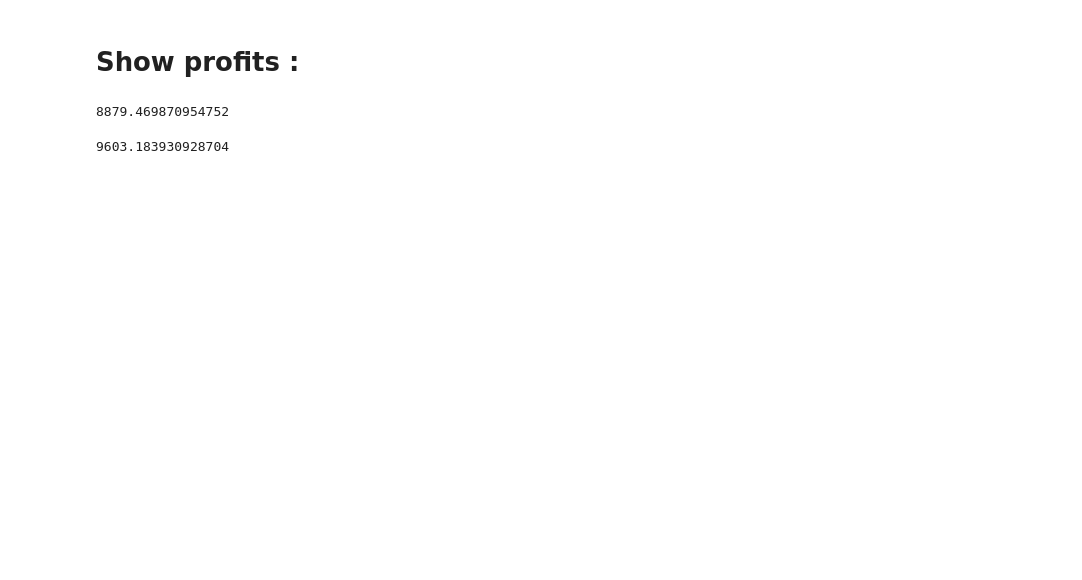
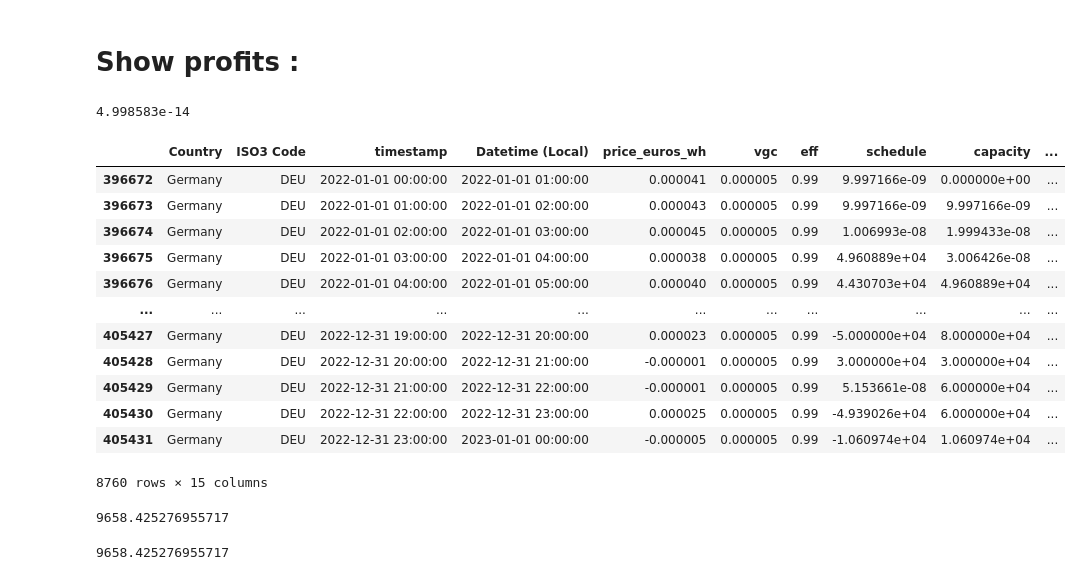
Before and after one commit to albanpuech/Energy-trading-with-battery, a Jupyter notebook: lp_optimizer_ampl.ipynb, the cells around one changed output. Drawn from its saved outputs; the diff is of its cells as text; code cells hidden in the pictures; blank space fills up the shorter version.

Commit message:
added vgc in profit function

```diff
--- a/lp_optimizer_ampl.ipynb
+++ b/lp_optimizer_ampl.ipynb
@@ -196,7 +204,13 @@ def optimize_day_by_day(bat,df) :
 
     The schedule is optimized **for each day of the dataframe, considered separately.**
     """
-
+    n_cycles = 0
+    init_eff = 0.99
+    max_cycles = 200
+    min_eff = init_eff * 0.8
+    eff = init_eff
+    eff_decrease_rate = (init_eff - min_eff)/max_cycles
+    eff_list = []
 
     modules.load() # load all AMPL modules
     ampl = AMPL() # instantiate AMPL object
@@ -228,16 +242,17 @@ def optimize_day_by_day(bat,df) :
 
 
 
+        price = df.price_euros_wh.iloc[day*24:(day+1)*24].to_numpy()
+
         ampl = AMPL() # instantiate AMPL object
         ampl.read("ampl.mod")
-
-        price = df.price_euros_wh.iloc[day*24:(day+1)*24].to_numpy()
         vgc = df.vgc.iloc[day*24:(day+1)*24].to_numpy()
         ampl.get_parameter("p").set_values(price)
         ampl.get_parameter("vgc").set_values(vgc)
+        ampl.get_parameter("eff").set_values([eff])
+        ampl.get_parameter("Nint").set_values([Nint])
         ampl.get_parameter("EC_init").set_values([initial_capacity])
-        ampl.get_parameter("Nint").set_values([Nint])
-
+        ampl.get_parameter("max_SOC").set_values([1]*23 + [0])
         ampl.get_parameter("G_c").set_values(np.array(G_c))
         ampl.get_parameter("G_d").set_values(np.array(G_d))
         ampl.get_parameter("NEC").set_values([bat.NEC])
@@ -245,21 +260,29 @@ def optimize_day_by_day(bat,df) :
         # Specify the solver to use (e.g., HiGHS)
         ampl.option["solver"] = "gurobi"
         # Solve
-        print(sum([len(i[1].get_values().to_pandas()) for i in ampl.get_variables()]))
         ampl.solve()
-
-        schedule[day*24:(day+1)*24]  = ampl.get_variable('x').get_values().to_pandas()["x.val"]
-
+        daily_schedule = ampl.get_variable('x').get_values().to_pandas()["x.val"]
+        n_cycles += daily_schedule.sum()/bat.NEC
+        eff = max(min_eff, init_eff - n_cycles * eff_decrease_rate)
+        eff_list[day*24:(day+1)*24] = [eff] * 24
+        ampl.reset()
+        schedule[day*24:(day+1)*24]  = daily_schedule
         initial_capacity = round(initial_capacity + sum(schedule[day*24:(day+1)*24]))
 
-        ampl.reset()
 
 
     df_optim = df.copy()
+    df_optim['eff']=eff_list
     df_optim["schedule"] = schedule
     df_optim["capacity"] = np.hstack((np.array([0]),np.cumsum(schedule)[:-1]))
     df_optim["SOC"] = 100*df_optim["capacity"]/NEC
 
+    df_optim["charge_energy"] = df_optim.schedule.mask(df_optim.schedule < 0, 0)
+    df_optim["discharge_energy"] = - df_optim.schedule.mask(df_optim.schedule > 0, 0) * df_optim.eff
+    df_optim["electricity_revenue"] = df_optim.price_euros_wh * (df_optim.discharge_energy - df_optim.charge_energy)
+    df_optim["grid_cost"] = df_optim.vgc * (df_optim.discharge_energy + df_optim.charge_energy)
+    df_optim["hourly_profit"] = df_optim["electricity_revenue"]-df_optim["grid_cost"]
+
     return df_optim
 # %% [markdown]
 # Plot functions :
@@ -269,14 +292,12 @@ def display_profit(df_optim) :
     Displays daily profits
     """
 
-    days =pd.to_datetime(df_optim["timestamp"].apply(lambda x: datetime.datetime(x.year, x.month, x.day)),utc=True).unique()
-
+    days = pd.to_datetime(df_optim["timestamp"].apply(lambda x: datetime.datetime(x.year, x.month, x.day)),utc=True).unique()
     daily_profit = []
 
 
     for i in range(len(days)) :
-        profit = sum(-df_optim.price_euros_wh.iloc[i*24:(i+1)*24] * df_optim.schedule.iloc[i*24:(i+1)*24] - abs(df_optim.schedule.iloc[i*24:(i+1)*24]) * df_optim.vgc.iloc[i*24:(i+1)*24])
-        daily_profit.append(profit)
+        daily_profit.append(df_optim.hourly_profit.iloc[i*24:(i+1)*24].sum())
 
     fig = make_subplots(specs=[[{"secondary_y": True}]])
 
@@ -433,7 +454,7 @@ country = "Germany"
 df = df[df["Country"] == country]
 mask = (df.timestamp<end) & (df.timestamp>=start)
 df = df[mask]
-df["vgc"] = 0 / 10 ** 6 # vgc of 5 EUR/ MWh
+df["vgc"] = 5 / 10 ** 6 # vgc of 5 EUR/ MWh
 # df["vgc"] = 10 / 10 ** 6 # vgc of 10 EUR/ MWh
 # %% [markdown]
 # Optimize and show schedule :
@@ -465,11 +486,31 @@ end_show = end
 display_schedule(df_optim,start_show,end_show)
 # %%
 display_profit(df_optim)
+# %%
+9.997166e-09 * 0.000005
+# %% [output]
+4.998583e-14
+# %%
+df_optim
+# %% [output]
+|  | Country | ISO3 Code | timestamp | Datetime (Local) | price_euros_wh | vgc | eff | schedule | capacity | ... |
+| 396672 | Germany | DEU | 2022-01-01 00:00:00 | 2022-01-01 01:00:00 | 0.000041 | 0.000005 | 0.99 | 9.997166e-09 | 0.000000e+00 | ... |
+| 396673 | Germany | DEU | 2022-01-01 01:00:00 | 2022-01-01 02:00:00 | 0.000043 | 0.000005 | 0.99 | 9.997166e-09 | 9.997166e-09 | ... |
+| 396674 | Germany | DEU | 2022-01-01 02:00:00 | 2022-01-01 03:00:00 | 0.000045 | 0.000005 | 0.99 | 1.006993e-08 | 1.999433e-08 | ... |
+| 396675 | Germany | DEU | 2022-01-01 03:00:00 | 2022-01-01 04:00:00 | 0.000038 | 0.000005 | 0.99 | 4.960889e+04 | 3.006426e-08 | ... |
+| 396676 | Germany | DEU | 2022-01-01 04:00:00 | 2022-01-01 05:00:00 | 0.000040 | 0.000005 | 0.99 | 4.430703e+04 | 4.960889e+04 | ... |
+| ... | ... | ... | ... | ... | ... | ... | ... | ... | ... | ... |
+| 405427 | Germany | DEU | 2022-12-31 19:00:00 | 2022-12-31 20:00:00 | 0.000023 | 0.000005 | 0.99 | -5.000000e+04 | 8.000000e+04 | ... |
+| 405428 | Germany | DEU | 2022-12-31 20:00:00 | 2022-12-31 21:00:00 | -0.000001 | 0.000005 | 0.99 | 3.000000e+04 | 3.000000e+04 | ... |
+| 405429 | Germany | DEU | 2022-12-31 21:00:00 | 2022-12-31 22:00:00 | -0.000001 | 0.000005 | 0.99 | 5.153661e-08 | 6.000000e+04 | ... |
+| 405430 | Germany | DEU | 2022-12-31 22:00:00 | 2022-12-31 23:00:00 | 0.000025 | 0.000005 | 0.99 | -4.939026e+04 | 6.000000e+04 | ... |
+| 405431 | Germany | DEU | 2022-12-31 23:00:00 | 2023-01-01 00:00:00 | -0.000005 | 0.000005 | 0.99 | -1.060974e+04 | 1.060974e+04 | ... |
+8760 rows × 15 columns
 # %%
 sum(-df_optim.price_euros_wh * df_optim.schedule - abs(df_optim.schedule) * df_optim.vgc) # taking into account the grid cost during optim
 # %% [output]
-8879.469870954752
+9658.425276955717
 # %%
 sum(-df_optim.price_euros_wh * df_optim.schedule - abs(df_optim.schedule) * 5/10**6)   # without taking into account the grid cost during optim
 # %% [output]
-9603.183930928704
+9658.425276955717
```
Also changed, not shown: parts of 2 cells of this notebook, 2 other files.
